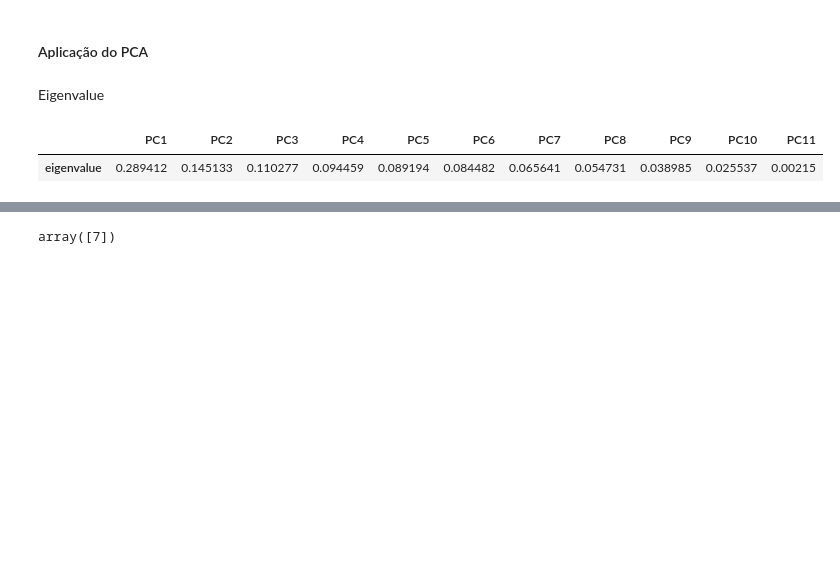
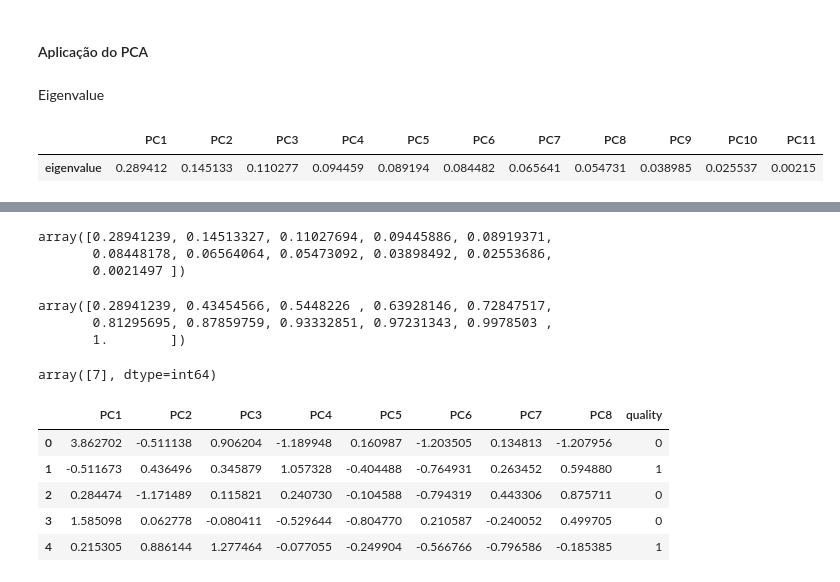
Before and after one commit to F-Madruga/DataScienceProject-ULHT, a Jupyter notebook: ProjetoFinal.ipynb, the cells around one changed output, grey strips where cells are left out. Drawn from its saved outputs; the diff is of its cells as text; code cells hidden in the pictures; blank space fills up the shorter version.

```diff
--- a/ProjetoFinal.ipynb
+++ b/ProjetoFinal.ipynb
@@ -162,4 +159,17 @@ SyntaxError: invalid syntax (<ipython-input-72-d16d5e5b40ea>, line 2)
+# %%
+var_cumsum = np.cumsum(eigenvalues)
+eigenvalues
+# %% [output]
+array([0.28941239, 0.14513327, 0.11027694, 0.09445886, 0.08919371,
+       0.08448178, 0.06564064, 0.05473092, 0.03898492, 0.02553686,
+       0.0021497 ])
+# %%
+var_cumsum
+# %% [output]
+array([0.28941239, 0.43454566, 0.5448226 , 0.63928146, 0.72847517,
+       0.81295695, 0.87859759, 0.93332851, 0.97231343, 0.9978503 ,
+       1.        ])
 # %%
-np.argwhere(var_cumsum > 0.88)[0]
+np.argwhere(var_cumsum > 0.93)[0]
 # %% [output]
-array([7])
+array([7], dtype=int64)
@@ -165,0 +181,10 @@ array([7])
+# %%
+norm_pca_scored_df["quality"] = df["quality"]
+norm_pca_scored_df.head()
+# %% [output]
+|  | PC1 | PC2 | PC3 | PC4 | PC5 | PC6 | PC7 | PC8 | quality |
+| 0 | 3.862702 | -0.511138 | 0.906204 | -1.189948 | 0.160987 | -1.203505 | 0.134813 | -1.207956 | 0 |
+| 1 | -0.511673 | 0.436496 | 0.345879 | 1.057328 | -0.404488 | -0.764931 | 0.263452 | 0.594880 | 1 |
+| 2 | 0.284474 | -1.171489 | 0.115821 | 0.240730 | -0.104588 | -0.794319 | 0.443306 | 0.875711 | 0 |
+| 3 | 1.585098 | 0.062778 | -0.080411 | -0.529644 | -0.804770 | 0.210587 | -0.240052 | 0.499705 | 0 |
+| 4 | 0.215305 | 0.886144 | 1.277464 | -0.077055 | -0.249904 | -0.566766 | -0.796586 | -0.185385 | 1 |
```
Also changed, not shown: parts of 10 cells of this notebook.
